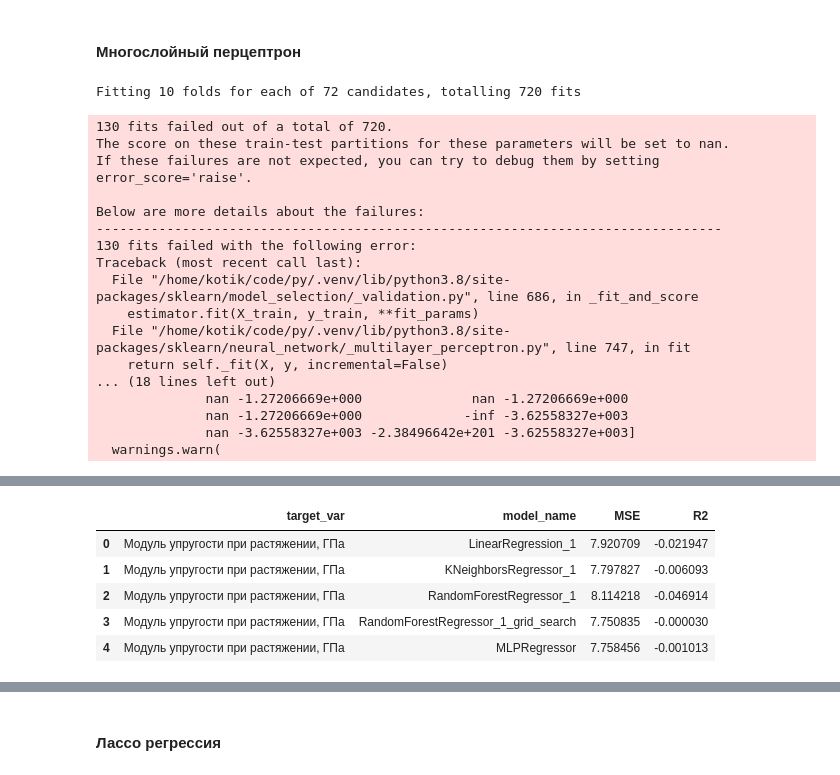
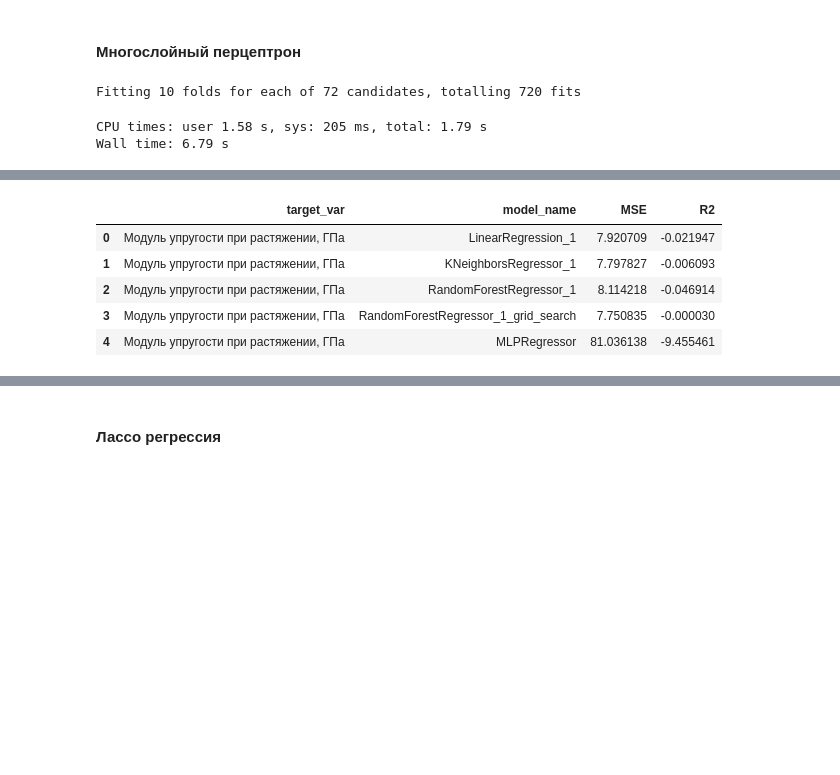
Before and after one commit to progresor/vkr, a Jupyter notebook: 3 vkr2023-linreg_1.ipynb, the cells around one changed output, grey strips where cells are left out. Drawn from its saved outputs; the diff is of its cells as text; code cells hidden in the pictures; blank space fills up the shorter version.

Commit message:
fix warning

```diff
--- a/3 vkr2023-linreg_1.ipynb
+++ b/3 vkr2023-linreg_1.ipynb
@@ -331,7 +307,7 @@ neuronet_params = {
     'hidden_layer_sizes' : [(12, 24, 48, 96, 1),  (12, 12, 12, 12, 12), ()],
     'activation' : ['identity', 'logistic', 'tanh', 'relu'],
     'solver' : ['sgd', 'adam'],
-    'max_iter' : [100],
+    'max_iter' : [10],
     'learning_rate' : ['constant', 'adaptive', 'invscaling']
 }
 
@@ -351,20 +327,5 @@ df_errors = pd.concat([df_errors, neuronet_errors], ignore_index=True)
 df_errors
 # %% [output]
 Fitting 10 folds for each of 72 candidates, totalling 720 fits
-130 fits failed out of a total of 720.
-The score on these train-test partitions for these parameters will be set to nan.
-If these failures are not expected, you can try to debug them by setting error_score='raise'.
-
-Below are more details about the failures:
---------------------------------------------------------------------------------
-130 fits failed with the following error:
-Traceback (most recent call last):
-  File "/home/kotik/code/py/.venv/lib/python3.8/site-packages/sklearn/model_selection/_validation.py", line 686, in _fit_and_score
-    estimator.fit(X_train, y_train, **fit_params)
-  File "/home/kotik/code/py/.venv/lib/python3.8/site-packages/sklearn/neural_network/_multilayer_perceptron.py", line 747, in fit
-    return self._fit(X, y, incremental=False)
-... (18 lines left out)
-              nan -1.27206669e+000              nan -1.27206669e+000
-              nan -1.27206669e+000             -inf -3.62558327e+003
-              nan -3.62558327e+003 -2.38496642e+201 -3.62558327e+003]
-  warnings.warn(
+CPU times: user 1.58 s, sys: 205 ms, total: 1.79 s
+Wall time: 6.79 s
@@ -373,9 +332,9 @@ Wall time: 57.5 s
 |  | target_var | model_name | MSE | R2 |
 | 0 | Модуль упругости при растяжении, ГПа | LinearRegression_1 | 7.920709 | -0.021947 |
 | 1 | Модуль упругости при растяжении, ГПа | KNeighborsRegressor_1 | 7.797827 | -0.006093 |
 | 2 | Модуль упругости при растяжении, ГПа | RandomForestRegressor_1 | 8.114218 | -0.046914 |
 | 3 | Модуль упругости при растяжении, ГПа | RandomForestRegressor_1_grid_search | 7.750835 | -0.000030 |
-| 4 | Модуль упругости при растяжении, ГПа | MLPRegressor | 7.758456 | -0.001013 |
+| 4 | Модуль упругости при растяжении, ГПа | MLPRegressor | 81.036138 | -9.455461 |
 # %%
 GSCV_neuronet_1.best_params_
 # %% [output]
```
Also changed, not shown: parts of 16 cells of this notebook, 8 other files.
